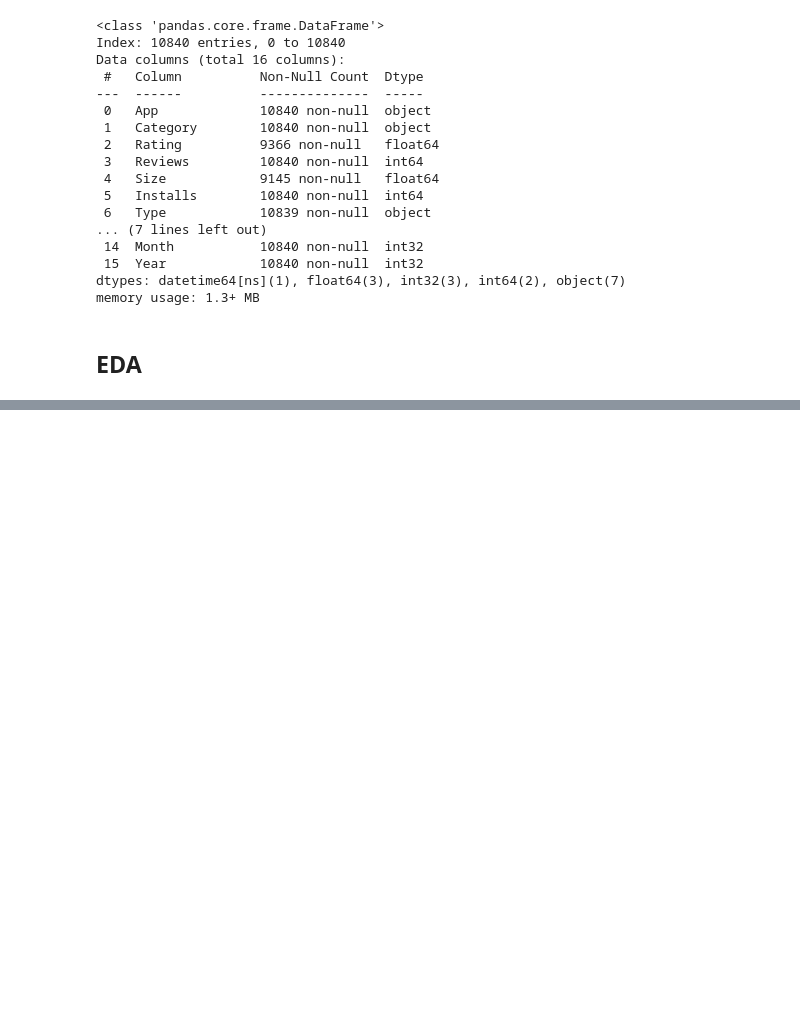
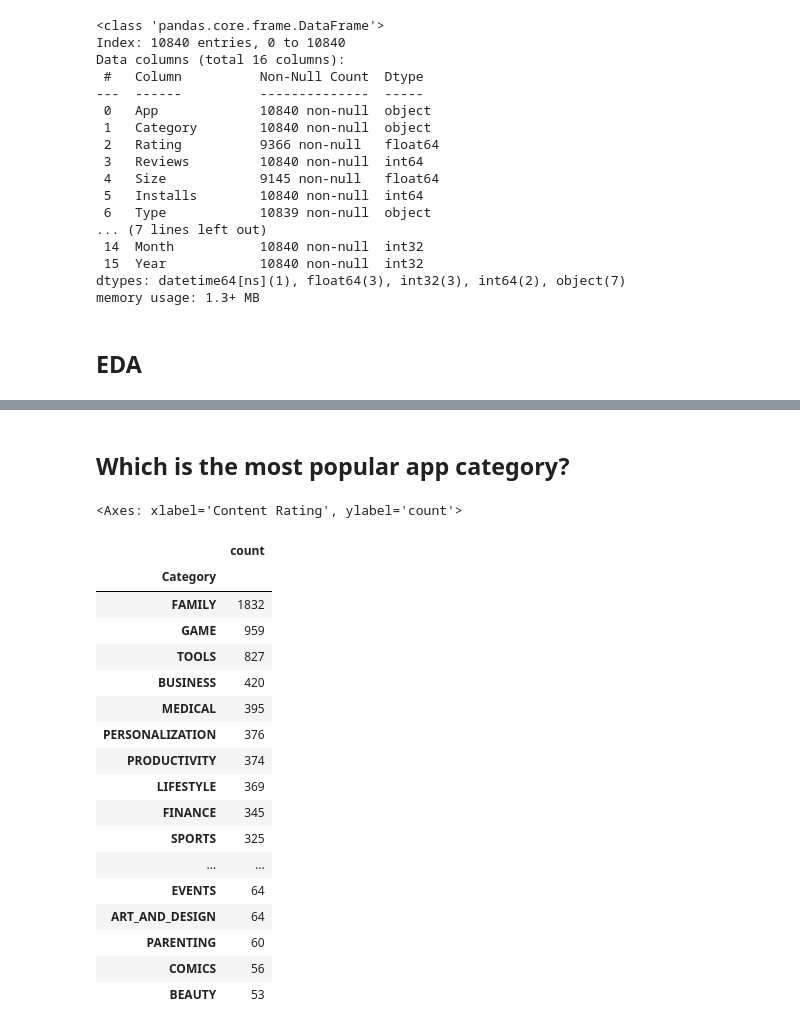
Before and after one commit to Lilavati25/google-playstore-eda, a Jupyter notebook: google-playstore-data-cleaning_eda.ipynb, the cells around one changed output, grey strips where cells are left out. Cells and saved outputs as stored; diff of their text form; code cells hidden in the pictures; blank space fills up the shorter version.

```diff
--- a/google-playstore-data-cleaning_eda.ipynb
+++ b/google-playstore-data-cleaning_eda.ipynb
@@ -309,0 +404,6 @@ df_copy.to_csv('google_cleaned.csv')
+# %% [markdown]
+## Which is the most popular app category?
+# %%
+df_copy['Category'].value_counts().plot.pie(y=df_copy['Category'],figsize=(15,16),autopct='%1.1f')
+# %% [output]
+<Axes: xlabel='Content Rating', ylabel='count'>
@@ -309,0 +414,21 @@ df_copy.to_csv('google_cleaned.csv')
+# %%
+category
+# %% [output]
+|  | count |
+| Category |  |
+| FAMILY | 1832 |
+| GAME | 959 |
+| TOOLS | 827 |
+| BUSINESS | 420 |
+| MEDICAL | 395 |
+| PERSONALIZATION | 376 |
+| PRODUCTIVITY | 374 |
+| LIFESTYLE | 369 |
+| FINANCE | 345 |
+| SPORTS | 325 |
+| ... | ... |
+| EVENTS | 64 |
+| ART_AND_DESIGN | 64 |
+| PARENTING | 60 |
+| COMICS | 56 |
+| BEAUTY | 53 |
```
Also changed, not shown: parts of 13 cells of this notebook.
